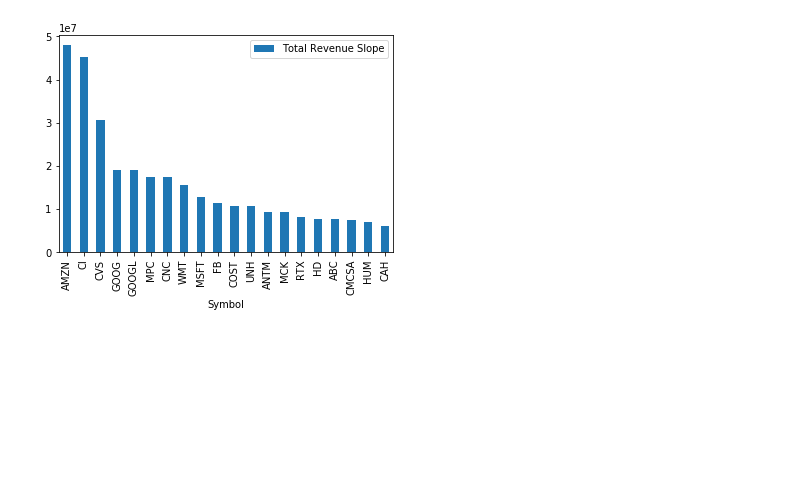
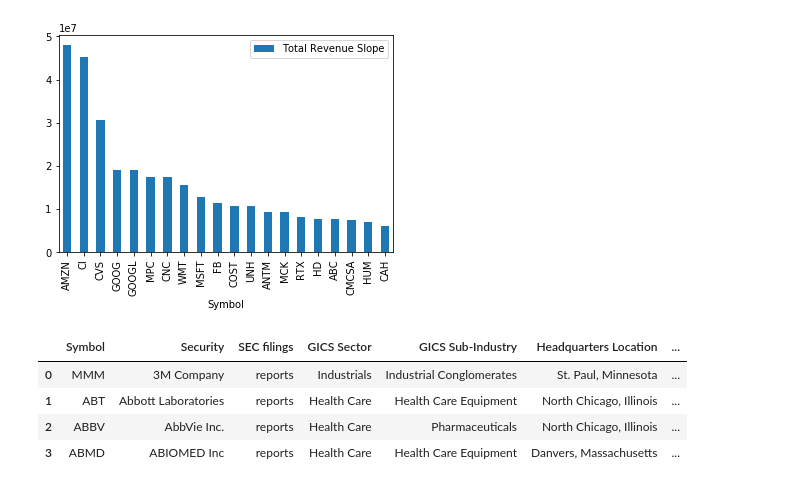
Before and after one commit to youngminpark2559/dsstudy, a Jupyter notebook: 00002_stockdata_analysis/Untitled.ipynb, the cells around one changed output. Cells and saved outputs as stored; diff of their text form; code cells hidden in the pictures; blank space fills up the shorter version.

```diff
--- a/00002_stockdata_analysis/Untitled.ipynb
+++ b/00002_stockdata_analysis/Untitled.ipynb
@@ -138,3 +138,12 @@ top10_increase.plot(x="Symbol",kind="bar")
 <matplotlib.axes._subplots.AxesSubplot at 0x...>
 [figure]
 [figure]
+# %%
+csv_wikipedia_snp500=pd.read_csv('/mnt/external_disk/Code_projects/Stocks/Crawling/Wikipedia_snp500/result_csv/wikipedia_snp500.csv',encoding='utf-8')
+csv_wikipedia_snp500.head(4)
+# %% [output]
+|  | Symbol | Security | SEC filings | GICS Sector | GICS Sub-Industry | Headquarters Location | ... |
+| 0 | MMM | 3M Company | reports | Industrials | Industrial Conglomerates | St. Paul, Minnesota | ... |
+| 1 | ABT | Abbott Laboratories | reports | Health Care | Health Care Equipment | North Chicago, Illinois | ... |
+| 2 | ABBV | AbbVie Inc. | reports | Health Care | Pharmaceuticals | North Chicago, Illinois | ... |
+| 3 | ABMD | ABIOMED Inc | reports | Health Care | Health Care Equipment | Danvers, Massachusetts | ... |
```
Also changed, not shown: parts of 4 cells of this notebook.
